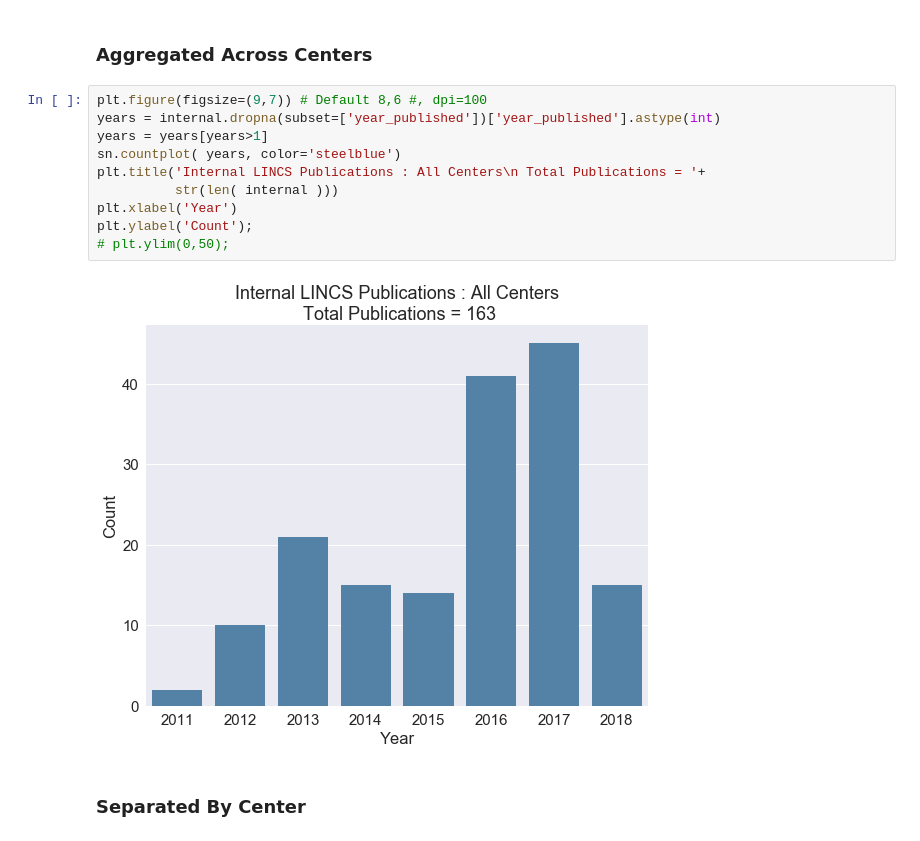
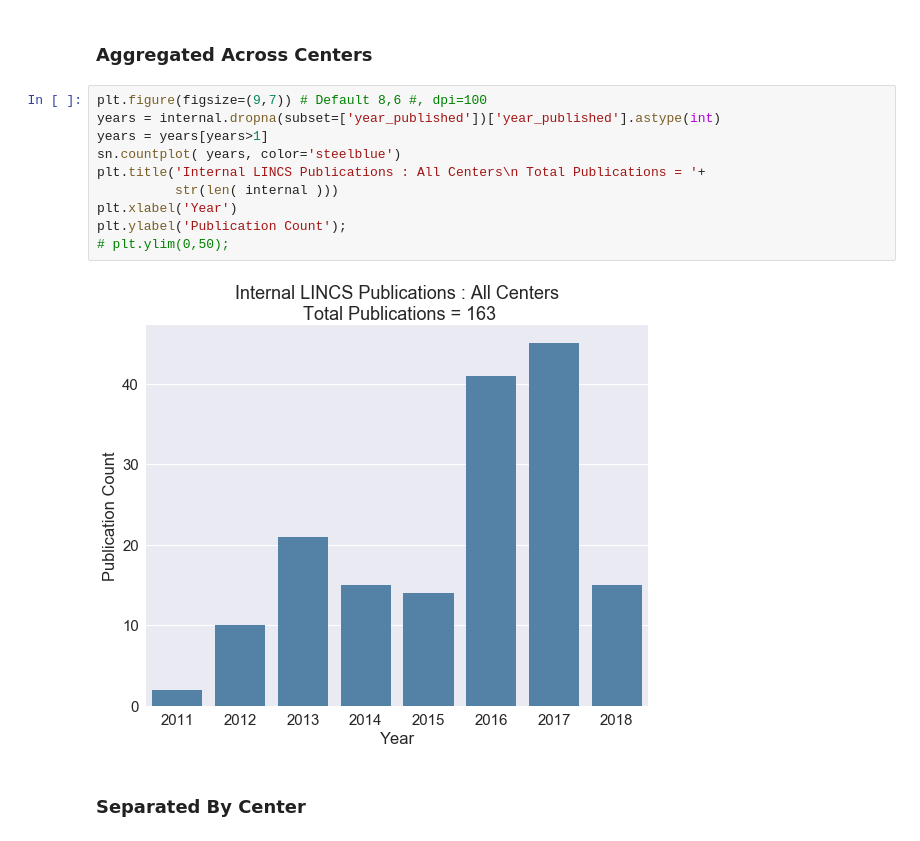
Before and after one commit to MaayanLab/LINCS-Publications-Report, a Jupyter notebook: LINCS_publications.ipynb, the cells around one changed output. Drawn from its saved outputs; the diff is of its cells as text.

```diff
--- a/LINCS_publications.ipynb
+++ b/LINCS_publications.ipynb
@@ -245,15 +248,15 @@ external = pubs_extended.loc[pubs_extended['center_pub']==0,:]
 # %%
 plt.figure(figsize=(9,7)) # Default 8,6 #, dpi=100
 years = internal.dropna(subset=['year_published'])['year_published'].astype(int)
 years = years[years>1]
 sn.countplot( years, color='steelblue')
 plt.title('Internal LINCS Publications : All Centers\n Total Publications = '+
           str(len( internal )))
 plt.xlabel('Year')
-plt.ylabel('Count');
+plt.ylabel('Publication Count');
 # plt.ylim(0,50);
 # %% [output]
-[figure, old version]
+[figure, new version]
 # %% [markdown]
 ### Separated By Center
 # %%
```
Also changed, not shown: parts of 4 cells of this notebook, 1 other file.
